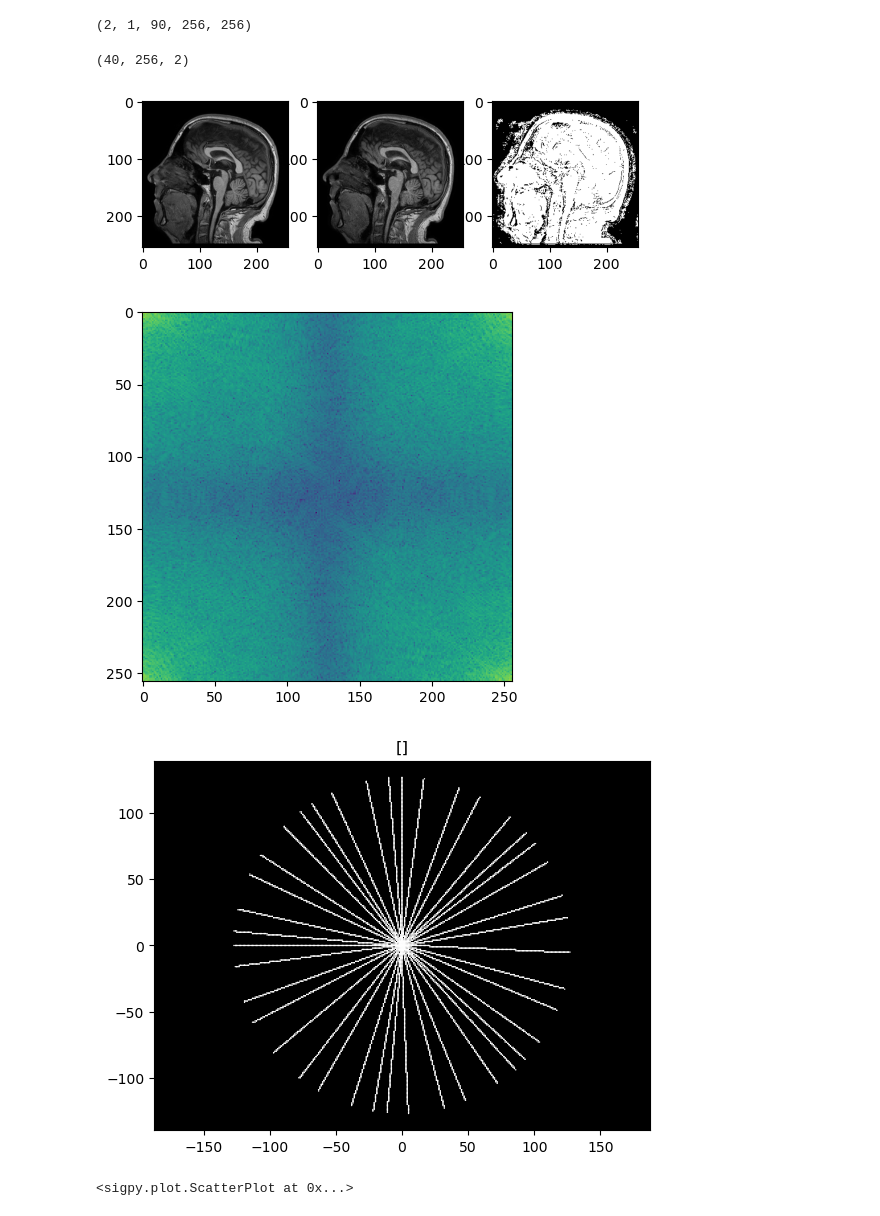
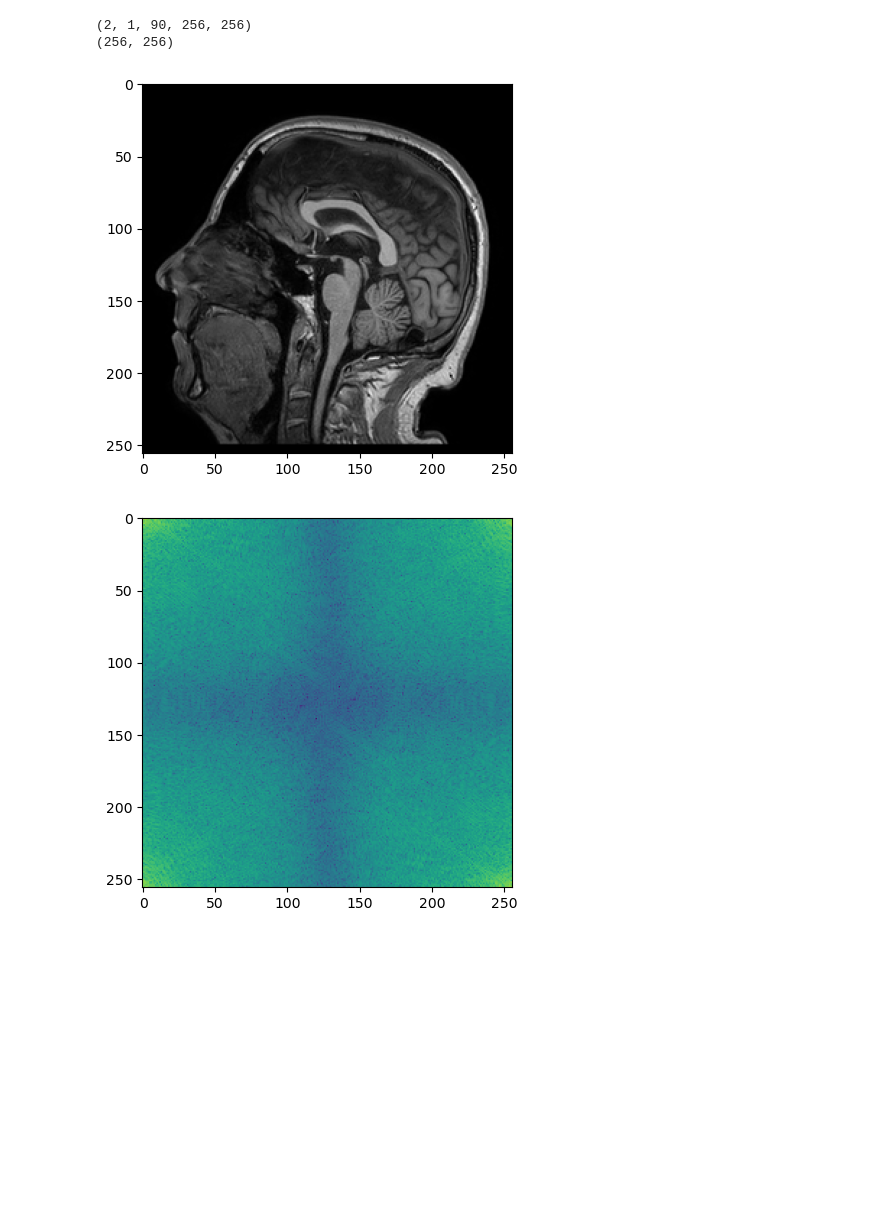
Before and after one commit to lassestahnke/HL2027_recon, a Jupyter notebook: HL2027_project_1.ipynb, the cells around one changed output. Saved outputs shown, nothing was run; the diff lists cells and outputs as text; code cells hidden in the pictures; blank space fills up the shorter version.

```diff
--- a/HL2027_project_1.ipynb
+++ b/HL2027_project_1.ipynb
@@ -2,13 +2,15 @@
 import SimpleITK as sitk
 import numpy as np
 import sigpy as sp
-from sigpy import mri
 from sigpy import plot
 import matplotlib.pyplot as plt
 
 sitk_t1 = sitk.ReadImage('t1.nii.gz')
 t1 = sitk.GetArrayFromImage(sitk_t1)
+t1_slice=t1[0,0,45,:,:]
 
 print(t1.shape)
+print(t1_slice.shape)
 # %% [output]
 (2, 1, 90, 256, 256)
+(256, 256)
@@ -21,32 +17,12 @@ z = sp.convolve(x, y)
-# %%
-# 1. Simulation of radial sampling: (15%)
-spikes = 40
-coord = sp.mri.radial([spikes,256,2],[256,256], dtype=int)
-
-plt.figure()
-plt.subplot(131)
-plt.imshow(t1[0,0,45,:,:], cmap='gray')
-
-plt.subplot(132)
-plt.imshow(t1[1,0,45,:,:], cmap='gray')
-
-plt.subplot(133)
-plt.imshow(t1[1,0,45,:,:] - t1[0,0,45,:,:], cmap='gray')
-
-print(coord.shape)
-
-img=t1[0,0,45,:,:]
-
-fft_img = sp.fft(img, center=False)
-plt.figure()
-plt.imshow(np.log10(abs(fft_img)))
-plt.show()
-# %% [output]
-(40, 256, 2)
-[figure, removed]
-[figure, removed]
-# %%
-sp.plot.ScatterPlot(coord)
-# %% [output]
-[figure, removed]
-<sigpy.plot.ScatterPlot at 0x...>
+# %%
+plt.figure()
+plt.imshow(t1_slice, cmap='gray')
+plt.show()
+
+fft_t1_slice = sp.fft(t1_slice, center=False)
+plt.figure()
+plt.imshow(np.log10(abs(fft_t1_slice)))
+plt.show()
+# %% [output]
+[figure, added]
+[figure, added]
```
Also changed, not shown: parts of 4 cells of this notebook.
